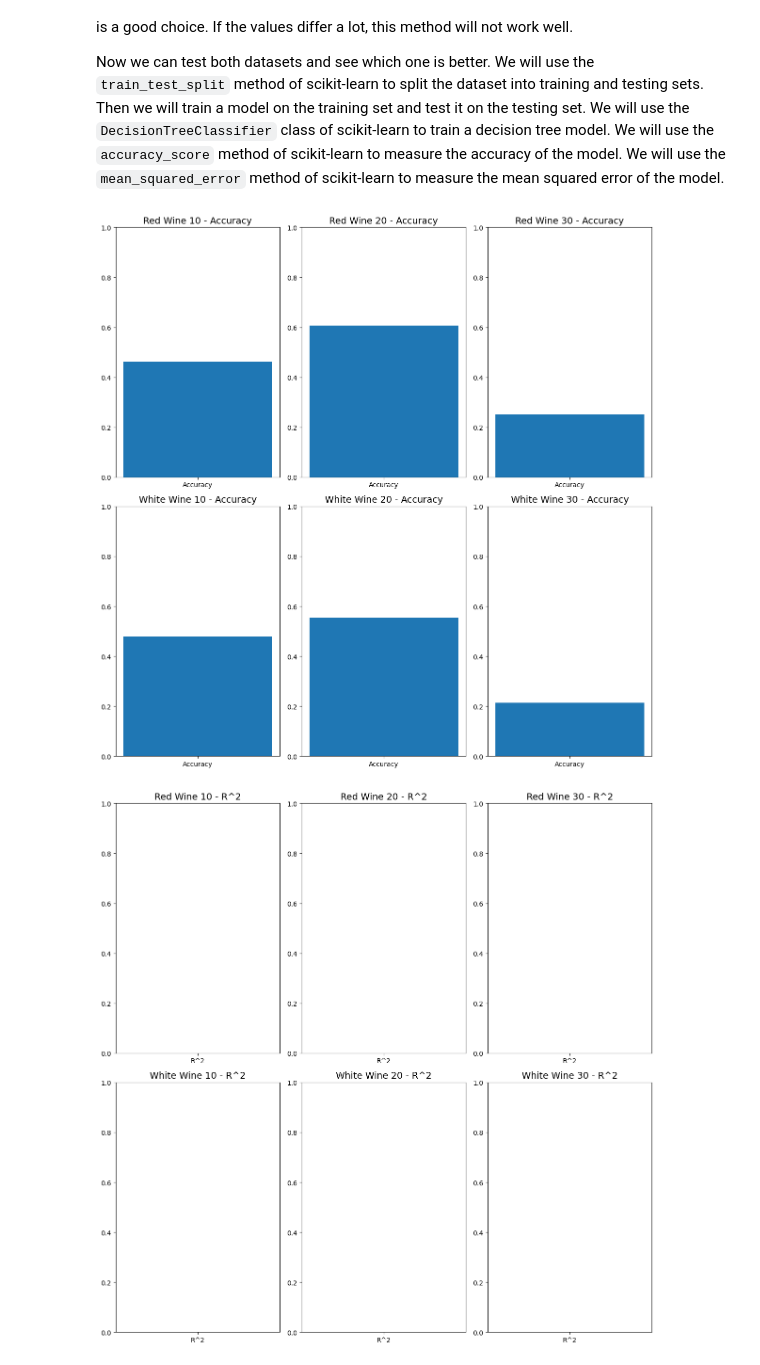
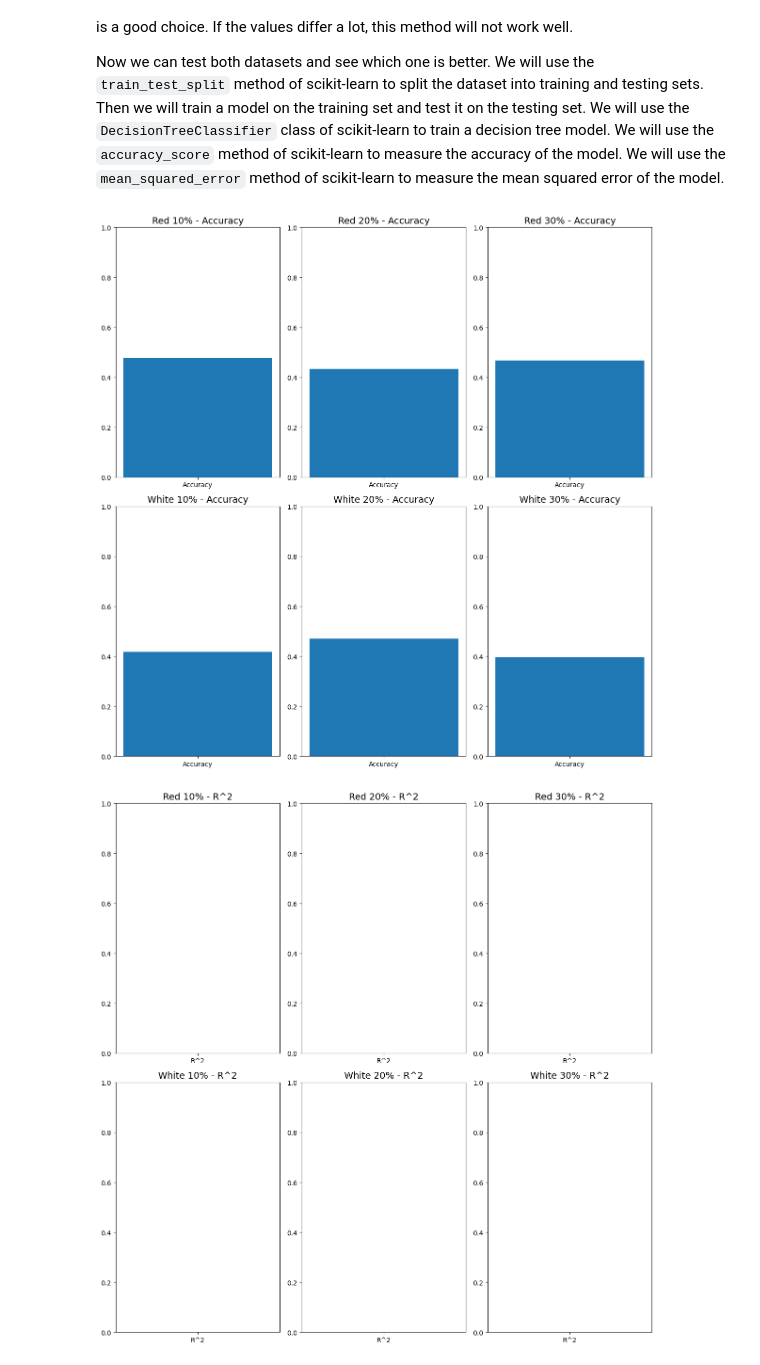
Before and after one commit to Qubi0-0/wine-classifier, a Jupyter notebook: RandomRemove.ipynb, the cells around one changed output. Saved outputs shown, nothing was run; the diff lists cells and outputs as text; code cells hidden in the pictures.

```diff
--- a/RandomRemove.ipynb
+++ b/RandomRemove.ipynb
@@ -115,58 +115,53 @@ We did not loose any data. The gaps are filled with the mean of the column. Now
 
 Now we can test both datasets and see which one is better. We will use the `train_test_split` method of scikit-learn to split the dataset into training and testing sets. Then we will train a model on the training set and test it on the testing set. We will use the `DecisionTreeClassifier` class of scikit-learn to train a decision tree model. We will use the `accuracy_score` method of scikit-learn to measure the accuracy of the model. We will use the `mean_squared_error` method of scikit-learn to measure the mean squared error of the model.
 # %%
+from sklearn.model_selection import cross_val_score
 import matplotlib.pyplot as plt
-from sklearn.model_selection import train_test_split
 from sklearn.tree import DecisionTreeRegressor
-from sklearn.metrics import accuracy_score
-from sklearn.metrics import r2_score
 
 
-datasets_names = ['Red Wine 10', 'Red Wine 20', 'Red Wine 30', 'White Wine 10', 'White Wine 20', 'White Wine 30']
+datasets_names = ['Red 10%', 'Red 20%', 'Red 30%', 'White 10%', 'White 20%', 'White 30%']
 
-def train_and_evaluate_model(dataset_index, dataset, ax, use_r2=False):
+def train_and_evaluate_model_cv(dataset_index, dataset, ax, use_r2=False):
     X = dataset.drop('quality', axis=1)
     y = dataset['quality']
 
-    X_train, X_test, y_train, y_test = train_test_split(X, y, test_size=0.2, random_state=42)
-
     model = DecisionTreeRegressor()
-    model.fit(X_train, y_train)
-
-    y_pred = model.predict(X_test)
 
     if use_r2:
-        score = r2_score(y_test, y_pred)
+        scores = cross_val_score(model, X, y, cv=5, scoring='r2')
         score_name = 'R^2'
     else:
-        score = accuracy_score(y_test, y_pred.round())
+        scores = cross_val_score(model, X, y, cv=5, scoring='accuracy')
         score_name = 'Accuracy'
+
+    score = scores.mean()
 
     ax.bar([score_name], [score])
     ax.set_ylim([0, 1])
     ax.set_title(f"{datasets_names[dataset_index]} - {score_name}", fontsize=14)
 
 fig, axs = plt.subplots(len(sampled_datasets_removal), len(sampled_datasets_removal[0]), figsize=(12, 12))
 
 for i, datasets in enumerate(sampled_datasets_removal):
     for j, dataset in enumerate(datasets):
         dataset_index = i * len(sampled_datasets_removal[0]) + j
         ax = axs[i, j]
-        train_and_evaluate_model(dataset_index, dataset, ax)
+        train_and_evaluate_model_cv(dataset_index, dataset, ax)
 
 plt.tight_layout()
 plt.show()
 
 fig, axs = plt.subplots(len(sampled_datasets_restored), len(sampled_datasets_restored[0]), figsize=(12, 12))
 
 for i, datasets in enumerate(sampled_datasets_restored):
     for j, dataset in enumerate(datasets):
         dataset_index = i * len(sampled_datasets_restored[0]) + j
         ax = axs[i, j]
-        train_and_evaluate_model(dataset_index, dataset, ax, use_r2=True)
+        train_and_evaluate_model_cv(dataset_index, dataset, ax, use_r2=True)
 
 plt.tight_layout()
 plt.show()
 # %% [output]
-[figure, old version]
+[figure, new version]
-[figure, old version]
+[figure, new version]
```
